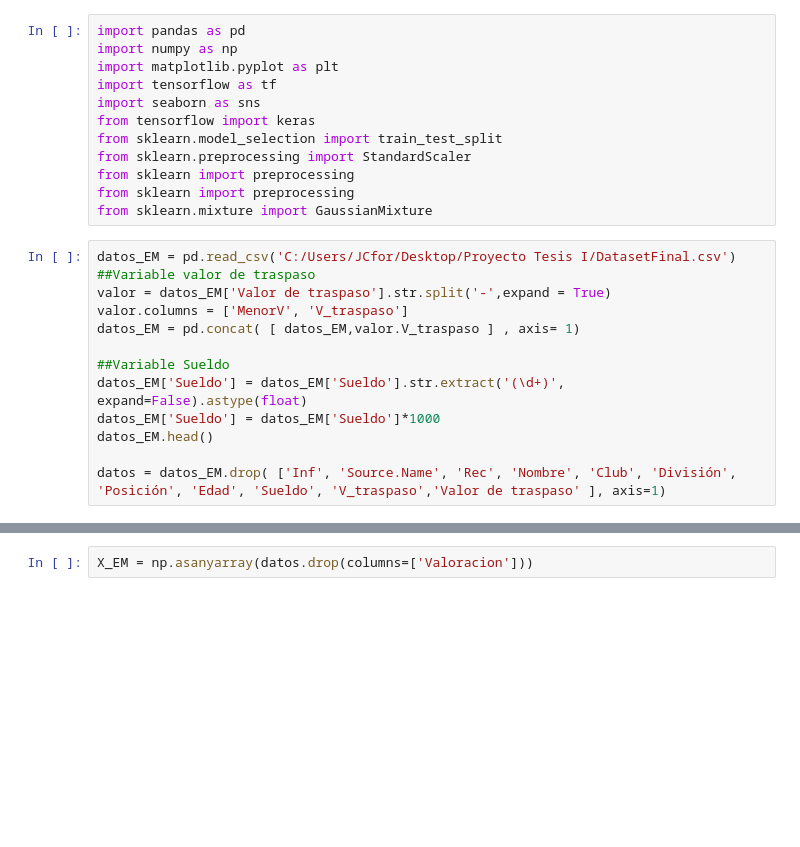
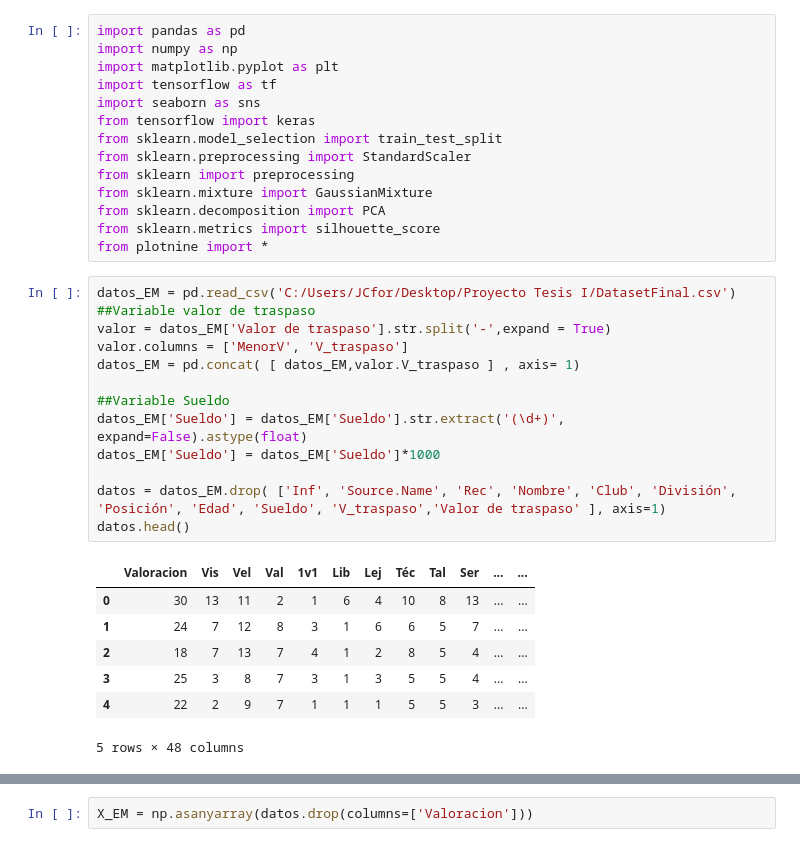
Before and after one commit to piero0090/Tesis-Sem-I, a Jupyter notebook: EM/Prueba1.ipynb, the cells around one changed output, grey strips where cells are left out. Drawn from its saved outputs; the diff is of its cells as text; blank space fills up the shorter version.

```diff
--- a/EM/Prueba1.ipynb
+++ b/EM/Prueba1.ipynb
@@ -8,18 +8,28 @@ from tensorflow import keras
 from sklearn.model_selection import train_test_split
 from sklearn.preprocessing import StandardScaler
 from sklearn import preprocessing
-from sklearn import preprocessing
 from sklearn.mixture import GaussianMixture
+from sklearn.decomposition import PCA
+from sklearn.metrics import silhouette_score
+from plotnine import *
 # %%
 datos_EM = pd.read_csv('C:/Users/JCfor/Desktop/Proyecto Tesis I/DatasetFinal.csv')
 ##Variable valor de traspaso
 valor = datos_EM['Valor de traspaso'].str.split('-',expand = True)
 valor.columns = ['MenorV', 'V_traspaso']
 datos_EM = pd.concat( [ datos_EM,valor.V_traspaso ] , axis= 1)
 
 ##Variable Sueldo
 datos_EM['Sueldo'] = datos_EM['Sueldo'].str.extract('(\d+)', expand=False).astype(float)
 datos_EM['Sueldo'] = datos_EM['Sueldo']*1000
-datos_EM.head()
 
 datos = datos_EM.drop( ['Inf', 'Source.Name', 'Rec', 'Nombre', 'Club', 'División', 'Posición', 'Edad', 'Sueldo', 'V_traspaso','Valor de traspaso' ], axis=1)
+datos.head()
+# %% [output]
+|  | Valoracion | Vis | Vel | Val | 1v1 | Lib | Lej | Téc | Tal | Ser | ... | ... |
+| 0 | 30 | 13 | 11 | 2 | 1 | 6 | 4 | 10 | 8 | 13 | ... | ... |
+| 1 | 24 | 7 | 12 | 8 | 3 | 1 | 6 | 6 | 5 | 7 | ... | ... |
+| 2 | 18 | 7 | 13 | 7 | 4 | 1 | 2 | 8 | 5 | 4 | ... | ... |
+| 3 | 25 | 3 | 8 | 7 | 3 | 1 | 3 | 5 | 5 | 4 | ... | ... |
+| 4 | 22 | 2 | 9 | 7 | 1 | 1 | 1 | 5 | 5 | 3 | ... | ... |
+5 rows × 48 columns
```
Also changed, not shown: parts of 11 cells of this notebook.
